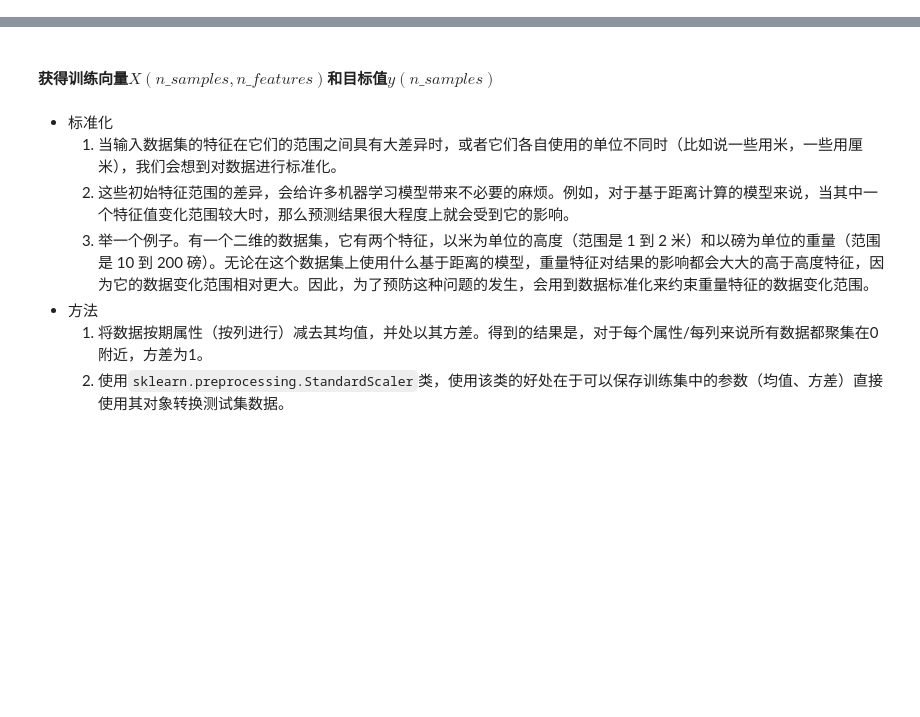
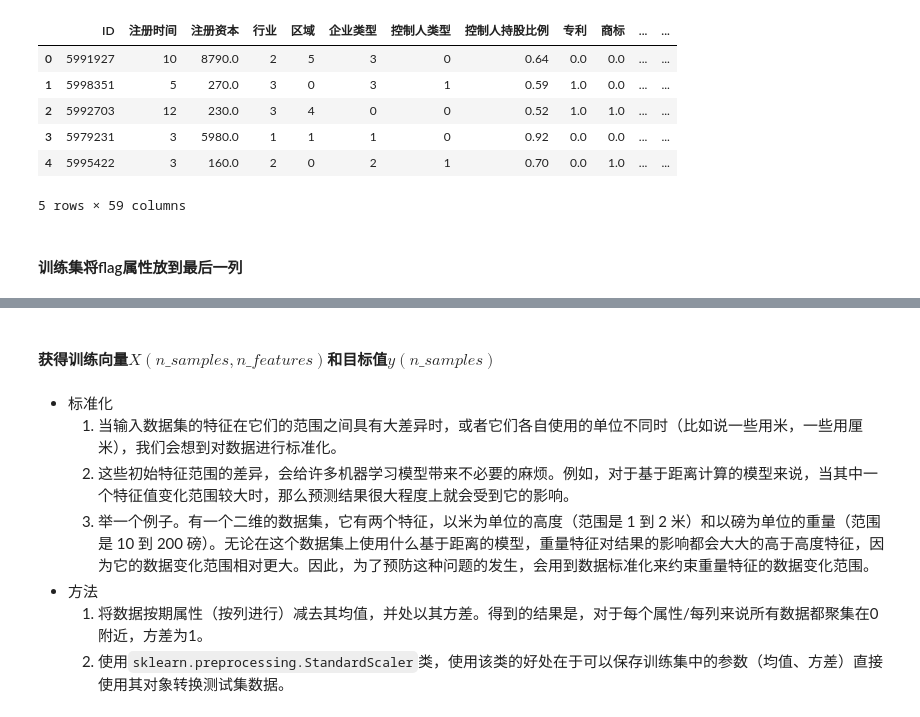
Before and after one commit to lca1070841799/myJupyter, a Jupyter notebook: 僵尸企业分类-SVM.ipynb, the cells around one changed output, grey strips where cells are left out. Drawn from its saved outputs; the diff is of its cells as text; code cells hidden in the pictures; blank space fills up the shorter version.

```diff
--- a/僵尸企业分类-SVM.ipynb
+++ b/僵尸企业分类-SVM.ipynb
@@ -258,0 +152,4 @@ dtype: bool
+# %%
+#前向填充，默认参数按行来，即使用上一行的值
+train=train.fillna(method='ffill')
+test=test.fillna(method='ffill')
@@ -258,0 +161,26 @@ dtype: bool
+# %%
+#待编码的属性
+cols_encode=['注册时间','行业','区域','企业类型','控制人类型']
+#将数值类型（数值作为类型的列）转化为字符串类型
+feature=['注册时间']
+for i in feature:
+    train[i]=train[i].astype(str)
+# %%
+#对不连续的数字或文本进行编号，转换成连续的数值型变量
+for c in cols_encode:
+    le=LabelEncoder()
+    train[c]=le.fit_transform(list(train[c].values))
+    test[c]=le.fit_transform(list(test[c].values))
+# %%
+#查看编码后的结果
+test.head()
+# %% [output]
+|  | ID | 注册时间 | 注册资本 | 行业 | 区域 | 企业类型 | 控制人类型 | 控制人持股比例 | 专利 | 商标 | ... | ... |
+| 0 | 5991927 | 10 | 8790.0 | 2 | 5 | 3 | 0 | 0.64 | 0.0 | 0.0 | ... | ... |
+| 1 | 5998351 | 5 | 270.0 | 3 | 0 | 3 | 1 | 0.59 | 1.0 | 0.0 | ... | ... |
+| 2 | 5992703 | 12 | 230.0 | 3 | 4 | 0 | 0 | 0.52 | 1.0 | 1.0 | ... | ... |
+| 3 | 5979231 | 3 | 5980.0 | 1 | 1 | 1 | 0 | 0.92 | 0.0 | 0.0 | ... | ... |
+| 4 | 5995422 | 3 | 160.0 | 2 | 0 | 2 | 1 | 0.70 | 0.0 | 1.0 | ... | ... |
+5 rows × 59 columns
+# %% [markdown]
+#### 训练集将flag属性放到最后一列
```
Also changed, not shown: parts of 64 cells of this notebook.
